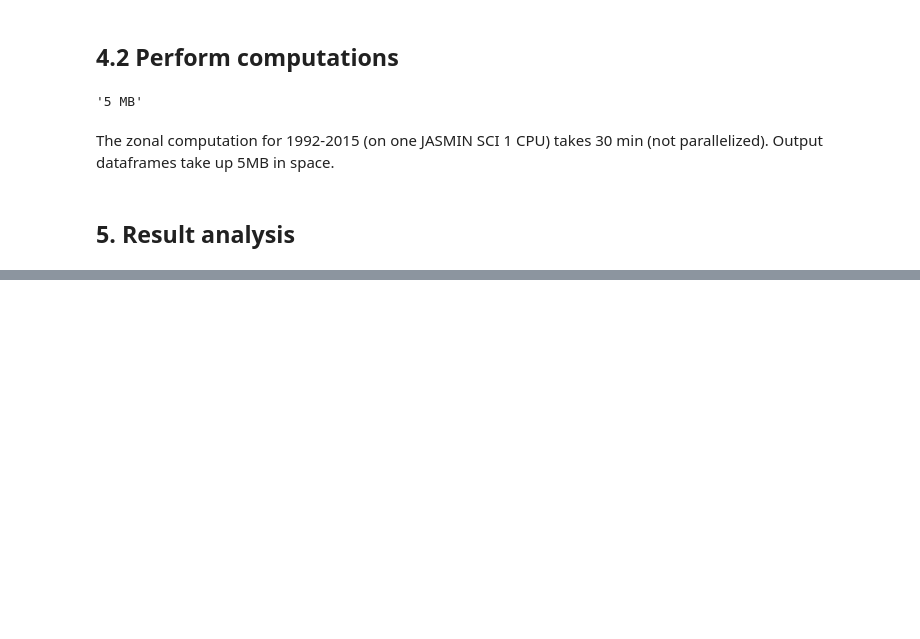
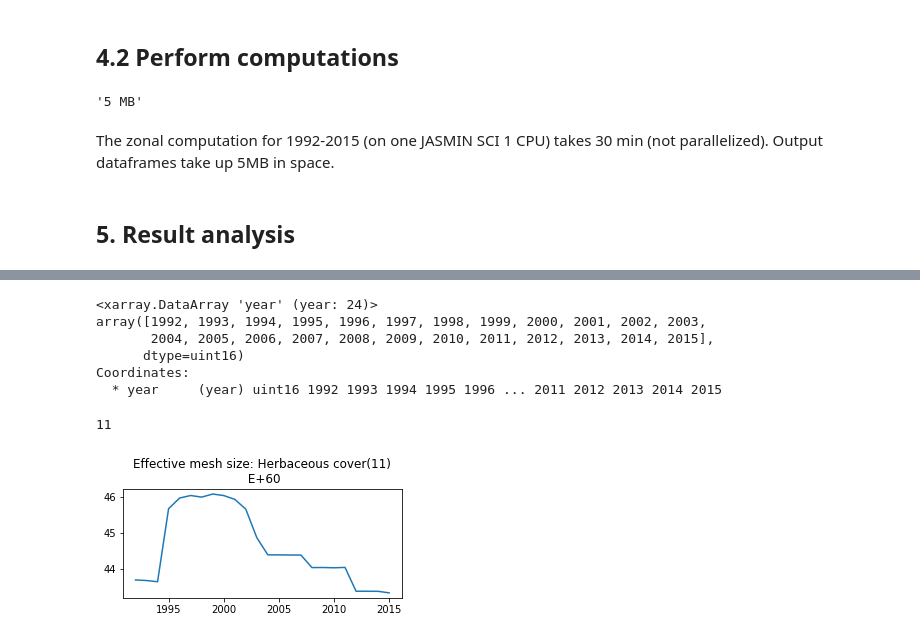
Before and after one commit to ai4er-cdt/geograph, a Jupyter notebook: notebooks/exploratory/svm-5-pylandstats-fragmentation-analysis.ipynb, the cells around one changed output, grey strips where cells are left out. Cells and saved outputs as stored; diff of their text form; code cells hidden in the pictures; blank space fills up the shorter version.

Commit message:
exp: start adding fragmentation plotting functionality

```diff
--- a/notebooks/exploratory/svm-5-pylandstats-fragmentation-analysis.ipynb
+++ b/notebooks/exploratory/svm-5-pylandstats-fragmentation-analysis.ipynb
@@ -169,11 +170,12 @@ The zonal computation for 1992-2015 (on one JASMIN SCI 1 CPU) takes 30 min (not
 # Save output of analysis
 save_dir = GWS_DATA_DIR / "esa_cci_zonal_analysis"
 
-save_dir.mkdir(exist_ok=True)
+save_dir.mkdir(mode=0o777, exist_ok=True)
 
 for year, zonal_analysis_result in tqdm(zonal_class_statistics.items()):
     file_name = save_dir / f"esa_cci_{year}_zonal_analysis_class_statistics.csv"
 
     zonal_analysis_result.to_csv(file_name)
+    file_name.chmod(0o664)  # to allow others to also read and write to these files
 # %% [markdown]
 ## 5. Result analysis
@@ -198,0 +189,39 @@ Wall time: 17.6 µs
+# %%
+raw_data = np.zeros((len(zones), len(cci_classes), len(metrics), len(years)))
+
+# Reformat data into numpy array
+for year_index, year in enumerate(years):
+    result = zonal_class_statistics[year]
+    for landcover_index, landcover in enumerate(cci_classes):
+        raw_data[:, landcover_index, :, year_index] = result.loc[landcover].values
+
+# Wrap numpy array into xarray data array object
+data = xr.DataArray(raw_data,
+             coords = [zones, cci_classes, metrics, years],
+             dims = ["zone", "cci_landcover_class", "metric", "year"])
+# %%
+def display_class_metric(zone: str,
+                         landcover_class: Union[int, str],
+                         metrics: str,
+                         fig = None,
+                         **kwargs):
+
+    '''Plot the temporal variation of class metrics for different class value'''
+    # Input parsing
+    if isinstance(metrics, str):
+        metrics = [metrics]
+
+    if isinstance(landcover_class, str):
+        # Deal with string labels
+        assert landcover_class in classes.LCCOwnLabel.values
+        landcover_class = classes[classes.LCCOwnLabel == landcover_class].index[0]
+
+    # Create figure if necessary
+    if not fig:
+        plt.figure(figsize=(5,2))
+
+    for metric in metrics:
+        metric_name = metric.replace("_", " ").capitalize()
+        class_name = classes.loc[landcover_class].LCCOwnLabel
+        plt.title(f"{metric_name}: {class_name}({landcover_class})\n {zone}")
+        plt.plot(data.year, data.loc[zone, landcover_class, metric, :])
@@ -198,0 +230,14 @@ Wall time: 17.6 µs
+# %%
+data.year
+# %% [output]
+<xarray.DataArray 'year' (year: 24)>
+array([1992, 1993, 1994, 1995, 1996, 1997, 1998, 1999, 2000, 2001, 2002, 2003,
+       2004, 2005, 2006, 2007, 2008, 2009, 2010, 2011, 2012, 2013, 2014, 2015],
+      dtype=uint16)
+Coordinates:
+  * year     (year) uint16 1992 1993 1994 1995 1996 ... 2011 2012 2013 2014 2015
+# %%
+display_class_metric("E+60", "Herbaceous cover", "effective_mesh_size")
+# %% [output]
+11
+[figure, added]
```
Also changed, not shown: parts of 10 cells of this notebook.
